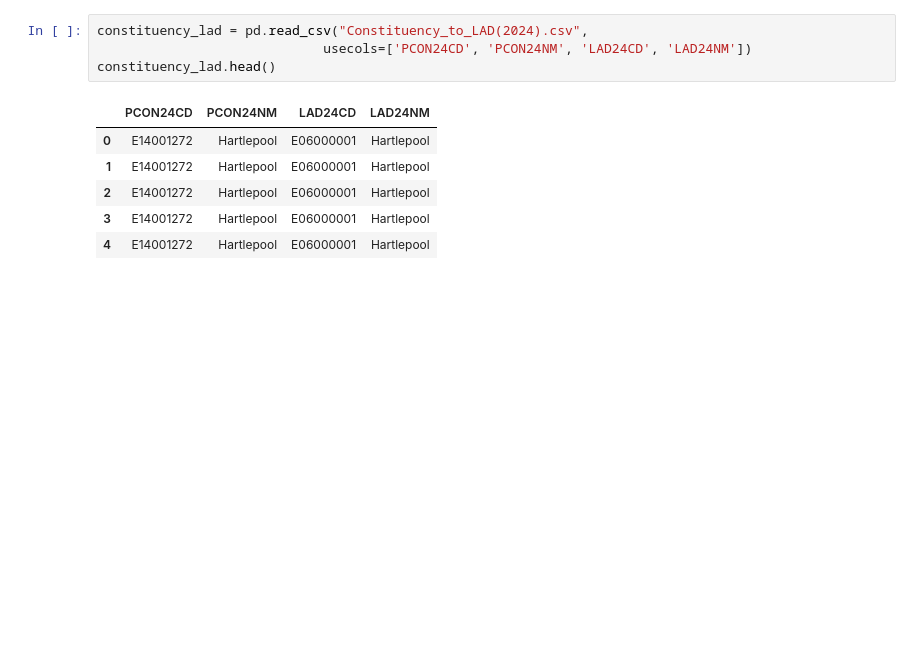
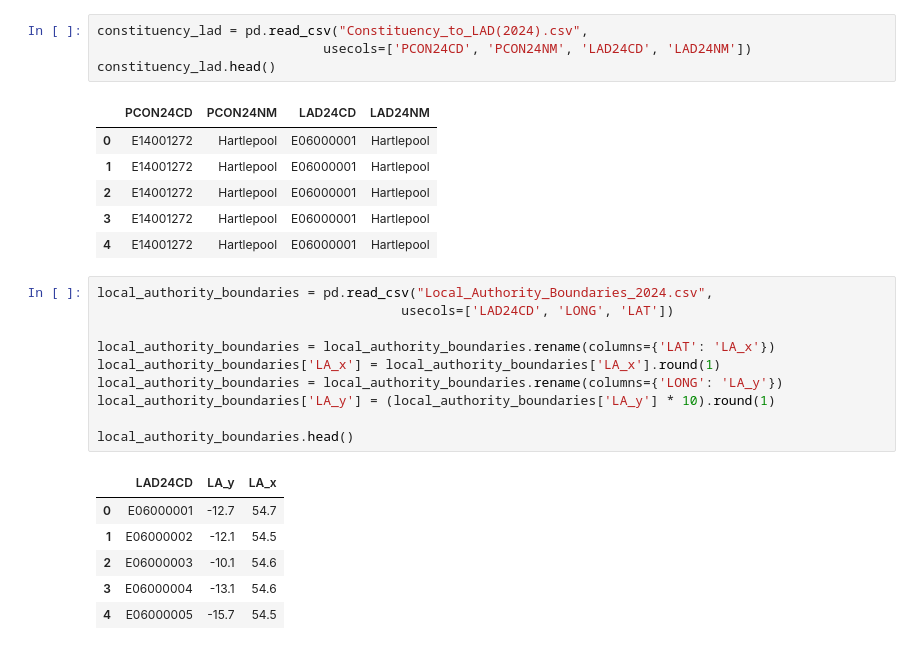
Before and after one commit to PolicyEngine/uk-local-area-calibration, a Jupyter notebook: local_ authority/constituencies_to_LA_mapping.ipynb, the cells around one changed output. Saved outputs shown, nothing was run; the diff lists cells and outputs as text; blank space fills up the shorter version.

```diff
--- a/local_ authority/constituencies_to_LA_mapping.ipynb
+++ b/local_ authority/constituencies_to_LA_mapping.ipynb
@@ -139,3 +139,20 @@ constituency_lad.head()
 | 2 | E14001272 | Hartlepool | E06000001 | Hartlepool |
 | 3 | E14001272 | Hartlepool | E06000001 | Hartlepool |
 | 4 | E14001272 | Hartlepool | E06000001 | Hartlepool |
+# %%
+local_authority_boundaries = pd.read_csv("Local_Authority_Boundaries_2024.csv",
+                                       usecols=['LAD24CD', 'LONG', 'LAT'])
+
+local_authority_boundaries = local_authority_boundaries.rename(columns={'LAT': 'LA_x'})
+local_authority_boundaries['LA_x'] = local_authority_boundaries['LA_x'].round(1)
+local_authority_boundaries = local_authority_boundaries.rename(columns={'LONG': 'LA_y'})
+local_authority_boundaries['LA_y'] = (local_authority_boundaries['LA_y'] * 10).round(1)
+
+local_authority_boundaries.head()
+# %% [output]
+|  | LAD24CD | LA_y | LA_x |
+| 0 | E06000001 | -12.7 | 54.7 |
+| 1 | E06000002 | -12.1 | 54.5 |
+| 2 | E06000003 | -10.1 | 54.6 |
+| 3 | E06000004 | -13.1 | 54.6 |
+| 4 | E06000005 | -15.7 | 54.5 |
```
Also changed, not shown: parts of 2 cells of this notebook, 1 other file.
